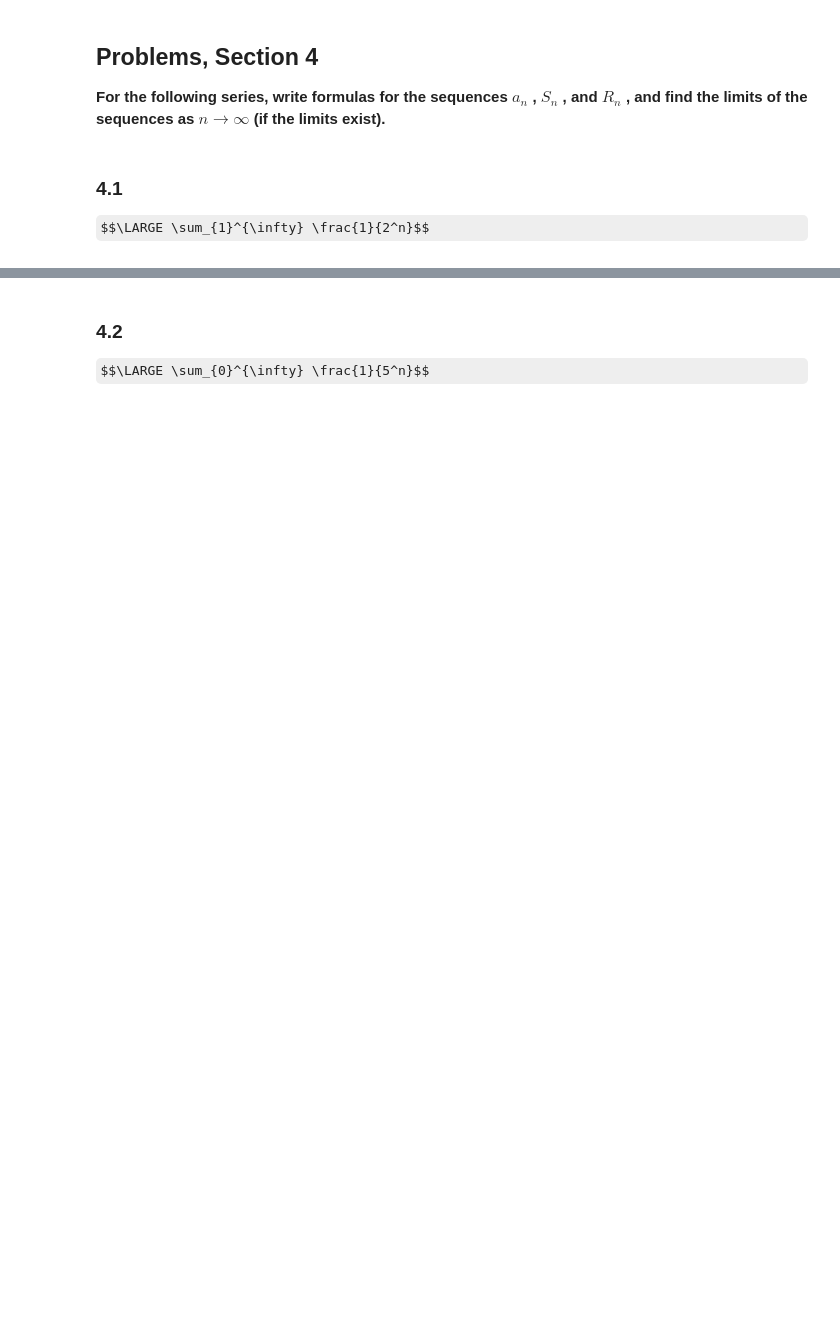
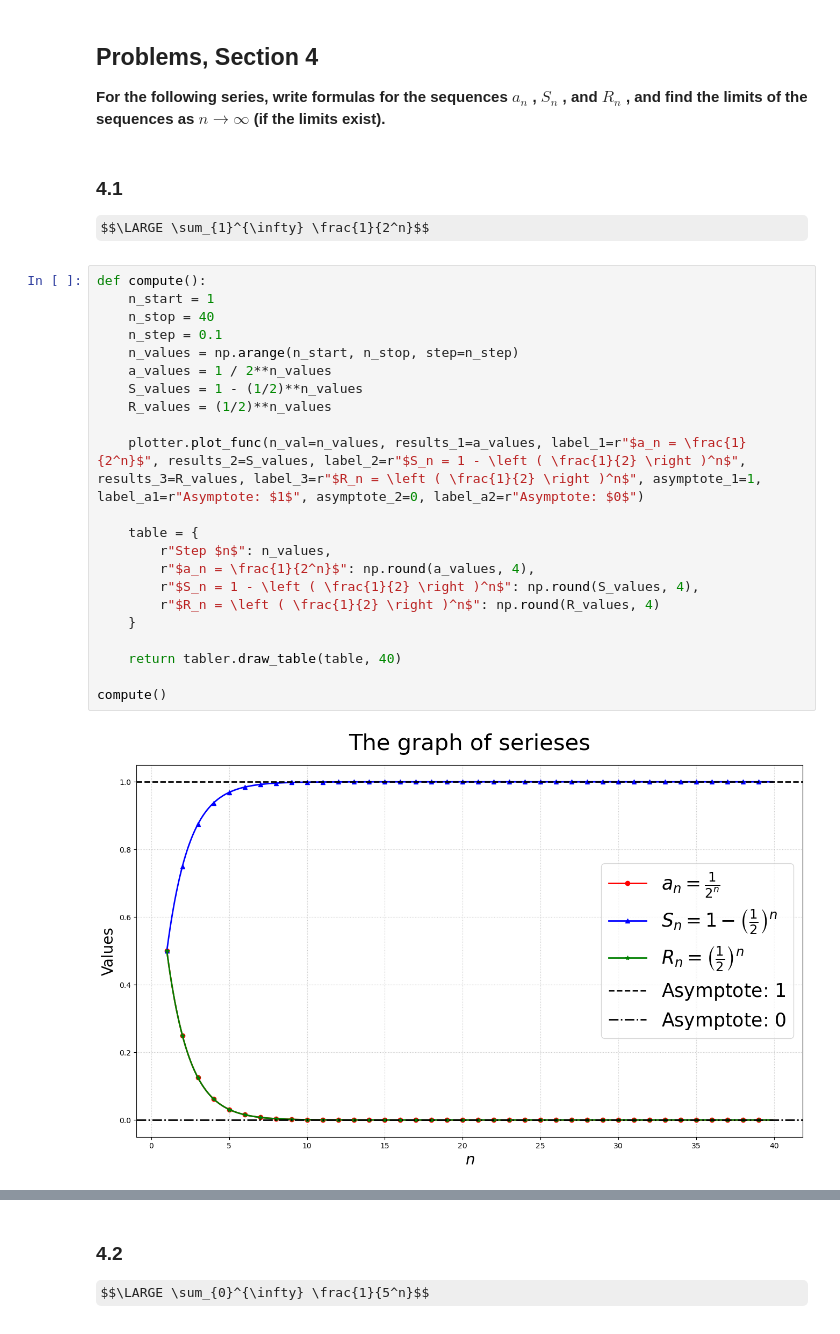
Before and after one commit to KacperCedro/study-notes, a Jupyter notebook: math/Mary-L-Boas/ch01-inifnite-series-power-series/exercises.ipynb, the cells around one changed output, grey strips where cells are left out. Cells and saved outputs as stored; diff of their text form; some formulas as TeX source; blank space fills up the shorter version.

```diff
--- a/math/Mary-L-Boas/ch01-inifnite-series-power-series/exercises.ipynb
+++ b/math/Mary-L-Boas/ch01-inifnite-series-power-series/exercises.ipynb
@@ -244,3 +245,27 @@ limits of the sequences as $n \to \infty$ (if the limits exist).**
 # %% [markdown]
 ### 4.1
 $$\LARGE \sum_{1}^{\infty} \frac{1}{2^n}$$
+# %%
+def compute():
+    n_start = 1
+    n_stop = 40
+    n_step = 0.1
+    n_values = np.arange(n_start, n_stop, step=n_step)
+    a_values = 1 / 2**n_values
+    S_values = 1 - (1/2)**n_values
+    R_values = (1/2)**n_values
+
+    plotter.plot_func(n_val=n_values, results_1=a_values, label_1=r"$a_n = \frac{1}{2^n}$", results_2=S_values, label_2=r"$S_n = 1 - \left ( \frac{1}{2} \right )^n$", results_3=R_values, label_3=r"$R_n = \left ( \frac{1}{2} \right )^n$", asymptote_1=1, label_a1=r"Asymptote: $1$", asymptote_2=0, label_a2=r"Asymptote: $0$")
+
+    table = {
+        r"Step $n$": n_values,
+        r"$a_n = \frac{1}{2^n}$": np.round(a_values, 4),
+        r"$S_n = 1 - \left ( \frac{1}{2} \right )^n$": np.round(S_values, 4),
+        r"$R_n = \left ( \frac{1}{2} \right )^n$": np.round(R_values, 4)
+    }
+
+    return tabler.draw_table(table, 40)
+
+compute()
+# %% [output]
+[figure, added]
```
Also changed, not shown: parts of 3 cells of this notebook, 3 other files.
